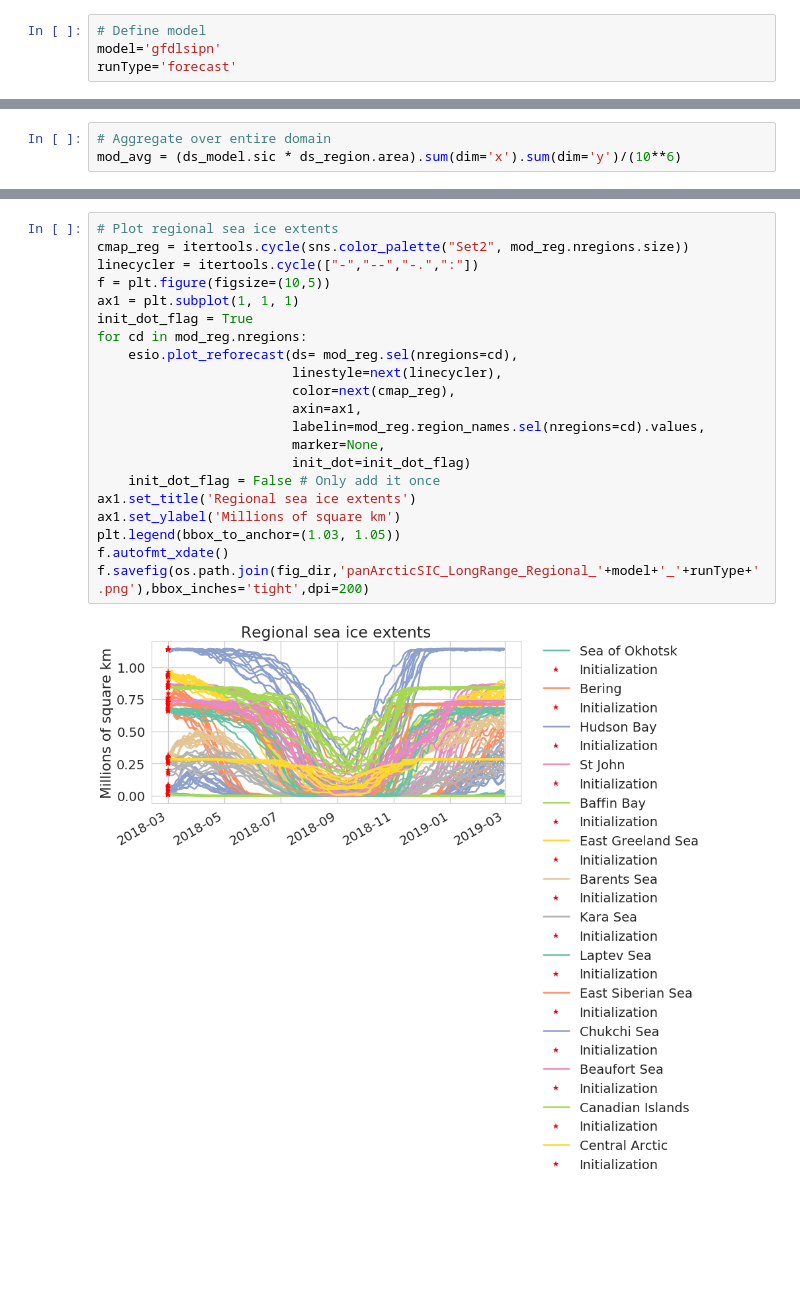
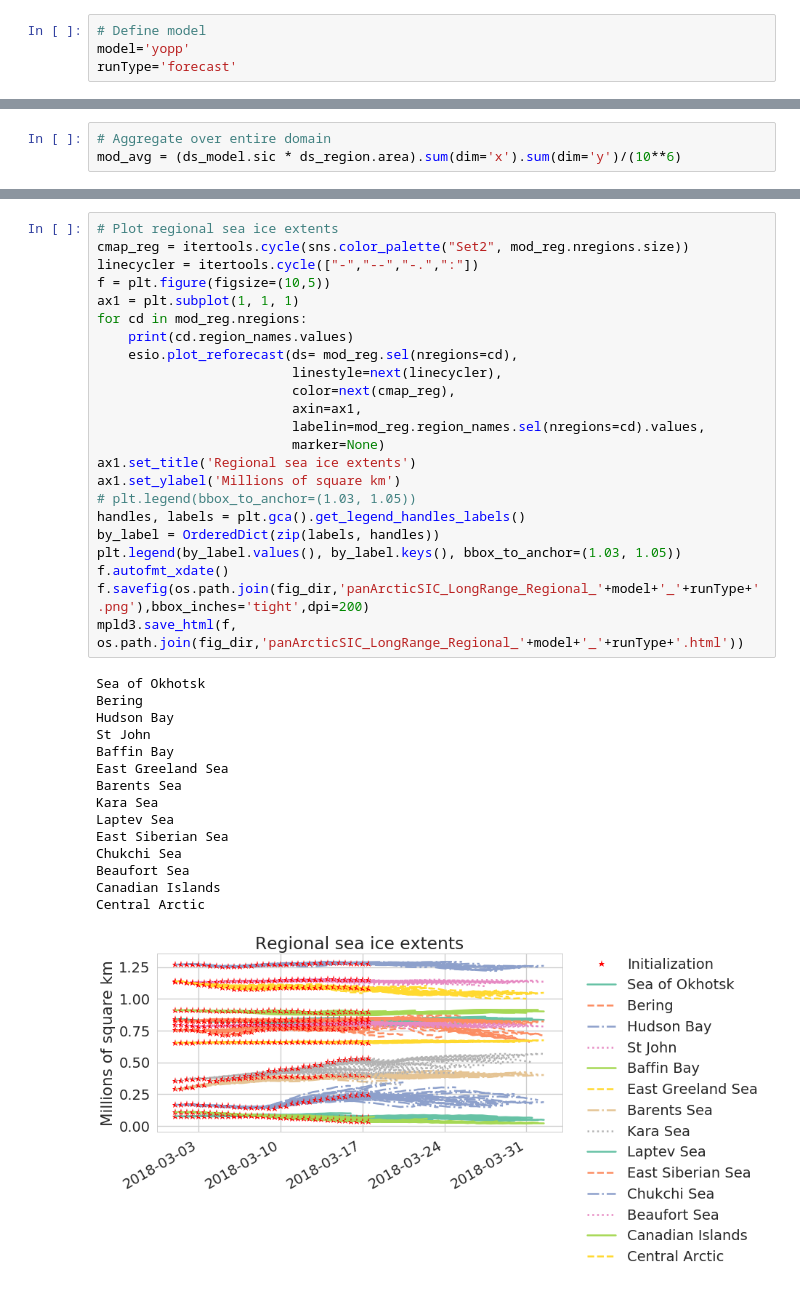
Before and after one commit to NicWayand/ESIO, a Jupyter notebook: notebooks/plot_model_forecasts.ipynb, the cells around one changed output, grey strips where cells are left out. Drawn from its saved outputs; the diff is of its cells as text; blank space fills up the shorter version.

```diff
--- a/notebooks/plot_model_forecasts.ipynb
+++ b/notebooks/plot_model_forecasts.ipynb
@@ -31,6 +50,6 @@ sns.set_context("talk", font_scale=1.5, rc={"lines.linewidth": 2.5})
 # %%
 # Define model
-model='gfdlsipn'
+model='yopp'
 runType='forecast'
 # %%
 #############################################################
@@ -81,26 +98,42 @@ f.savefig(os.path.join(fig_dir,'panArcticSIC_LongRange_'+model+'_'+runType+'.png
 # %%
 # Plot regional sea ice extents
 cmap_reg = itertools.cycle(sns.color_palette("Set2", mod_reg.nregions.size))
 linecycler = itertools.cycle(["-","--","-.",":"])
 f = plt.figure(figsize=(10,5))
 ax1 = plt.subplot(1, 1, 1)
-init_dot_flag = True
 for cd in mod_reg.nregions:
+    print(cd.region_names.values)
     esio.plot_reforecast(ds= mod_reg.sel(nregions=cd),
                          linestyle=next(linecycler),
                          color=next(cmap_reg),
                          axin=ax1,
                          labelin=mod_reg.region_names.sel(nregions=cd).values,
-                         marker=None,
-                         init_dot=init_dot_flag)
-    init_dot_flag = False # Only add it once
+                         marker=None)
 ax1.set_title('Regional sea ice extents')
 ax1.set_ylabel('Millions of square km')
-plt.legend(bbox_to_anchor=(1.03, 1.05))
+# plt.legend(bbox_to_anchor=(1.03, 1.05))
+handles, labels = plt.gca().get_legend_handles_labels()
+by_label = OrderedDict(zip(labels, handles))
+plt.legend(by_label.values(), by_label.keys(), bbox_to_anchor=(1.03, 1.05))
 f.autofmt_xdate()
 f.savefig(os.path.join(fig_dir,'panArcticSIC_LongRange_Regional_'+model+'_'+runType+'.png'),bbox_inches='tight',dpi=200)
+mpld3.save_html(f, os.path.join(fig_dir,'panArcticSIC_LongRange_Regional_'+model+'_'+runType+'.html'))
 # %% [output]
+Sea of Okhotsk
+Bering
+Hudson Bay
+St John
+Baffin Bay
+East Greeland Sea
+Barents Sea
+Kara Sea
+Laptev Sea
+East Siberian Sea
+Chukchi Sea
+Beaufort Sea
+Canadian Islands
+Central Arctic
-[figure, old version]
+[figure, new version]
 # %%
 # Set up plotting info
 cmap_sic = matplotlib.colors.ListedColormap(sns.color_palette("Blues_r", 10))
```
Also changed, not shown: parts of 5 cells of this notebook, 6 other files.
